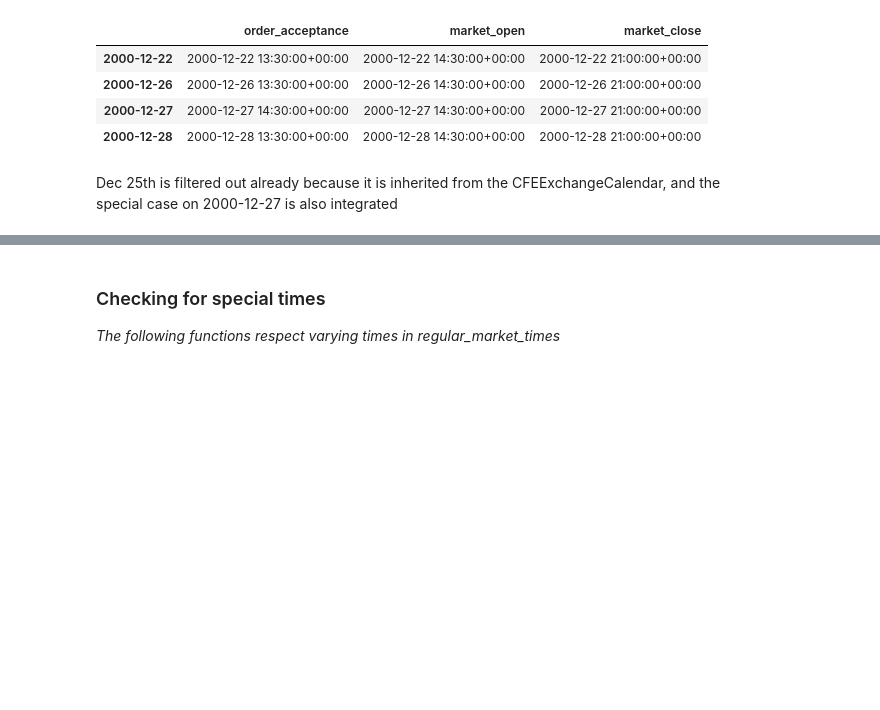
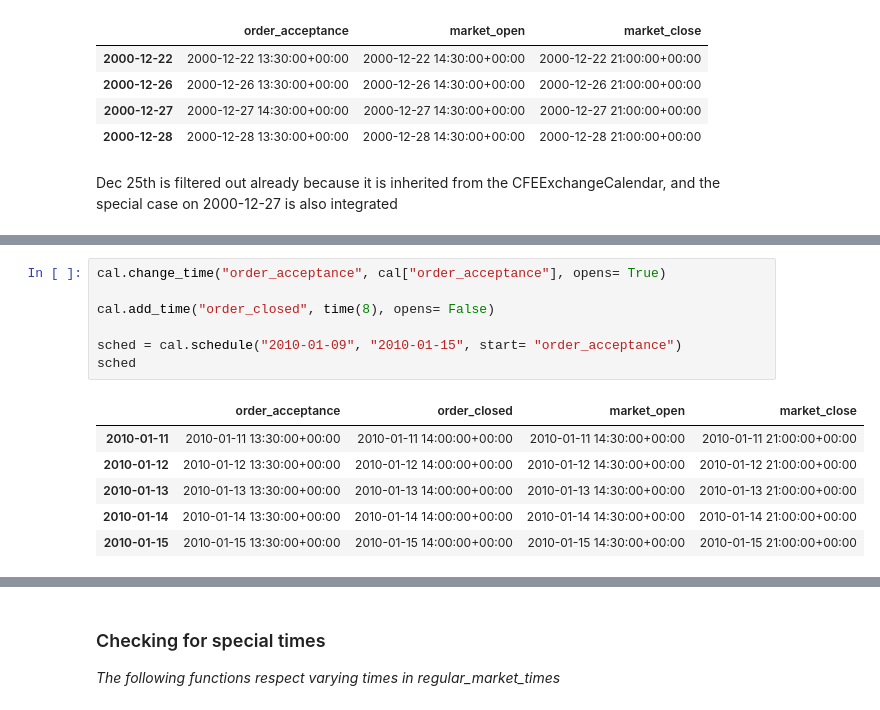
Before and after one commit to rsheftel/pandas_market_calendars, a Jupyter notebook: examples/usage.ipynb, the cells around one changed output, grey strips where cells are left out. Drawn from its saved outputs; the diff is of its cells as text; blank space fills up the shorter version.

```diff
--- a/examples/usage.ipynb
+++ b/examples/usage.ipynb
@@ -359,0 +476,14 @@ Any *market_time* in `regular_market_times` can have special times, which are lo
+# %%
+cal.change_time("order_acceptance", cal["order_acceptance"], opens= True)
+
+cal.add_time("order_closed", time(8), opens= False)
+
+sched = cal.schedule("2010-01-09", "2010-01-15", start= "order_acceptance")
+sched
+# %% [output]
+|  | order_acceptance | order_closed | market_open | market_close |
+| 2010-01-11 | 2010-01-11 13:30:00+00:00 | 2010-01-11 14:00:00+00:00 | 2010-01-11 14:30:00+00:00 | 2010-01-11 21:00:00+00:00 |
+| 2010-01-12 | 2010-01-12 13:30:00+00:00 | 2010-01-12 14:00:00+00:00 | 2010-01-12 14:30:00+00:00 | 2010-01-12 21:00:00+00:00 |
+| 2010-01-13 | 2010-01-13 13:30:00+00:00 | 2010-01-13 14:00:00+00:00 | 2010-01-13 14:30:00+00:00 | 2010-01-13 21:00:00+00:00 |
+| 2010-01-14 | 2010-01-14 13:30:00+00:00 | 2010-01-14 14:00:00+00:00 | 2010-01-14 14:30:00+00:00 | 2010-01-14 21:00:00+00:00 |
+| 2010-01-15 | 2010-01-15 13:30:00+00:00 | 2010-01-15 14:00:00+00:00 | 2010-01-15 14:30:00+00:00 | 2010-01-15 21:00:00+00:00 |
```
Also changed, not shown: parts of 33 cells of this notebook.
